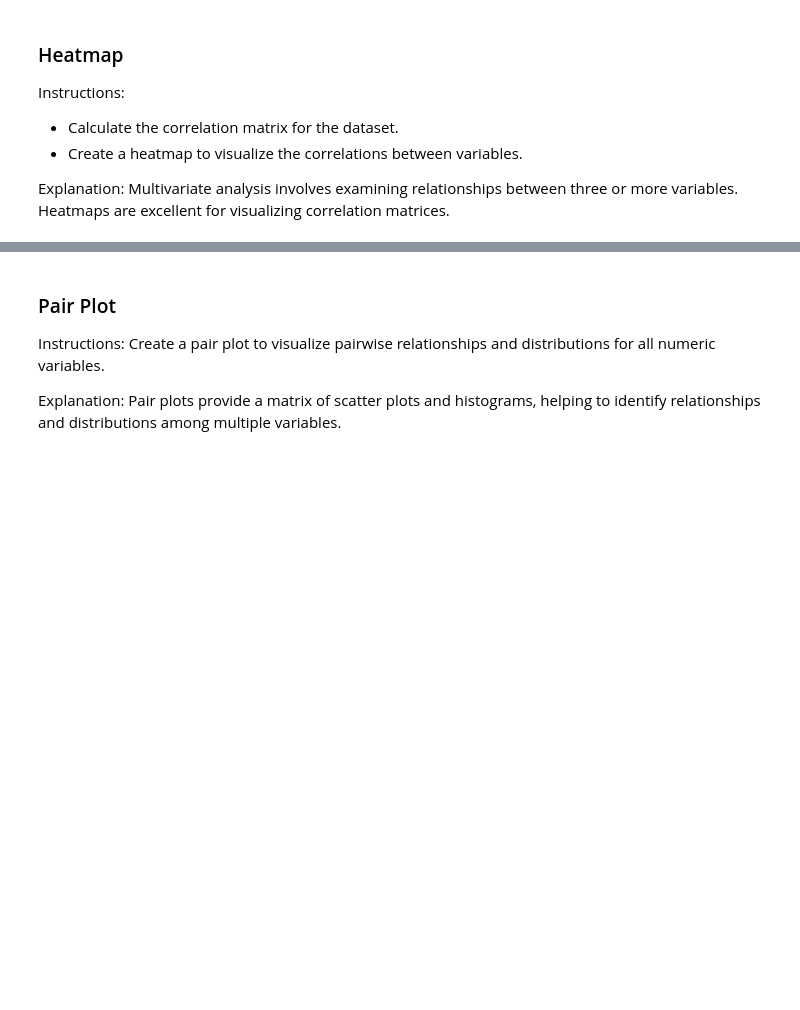
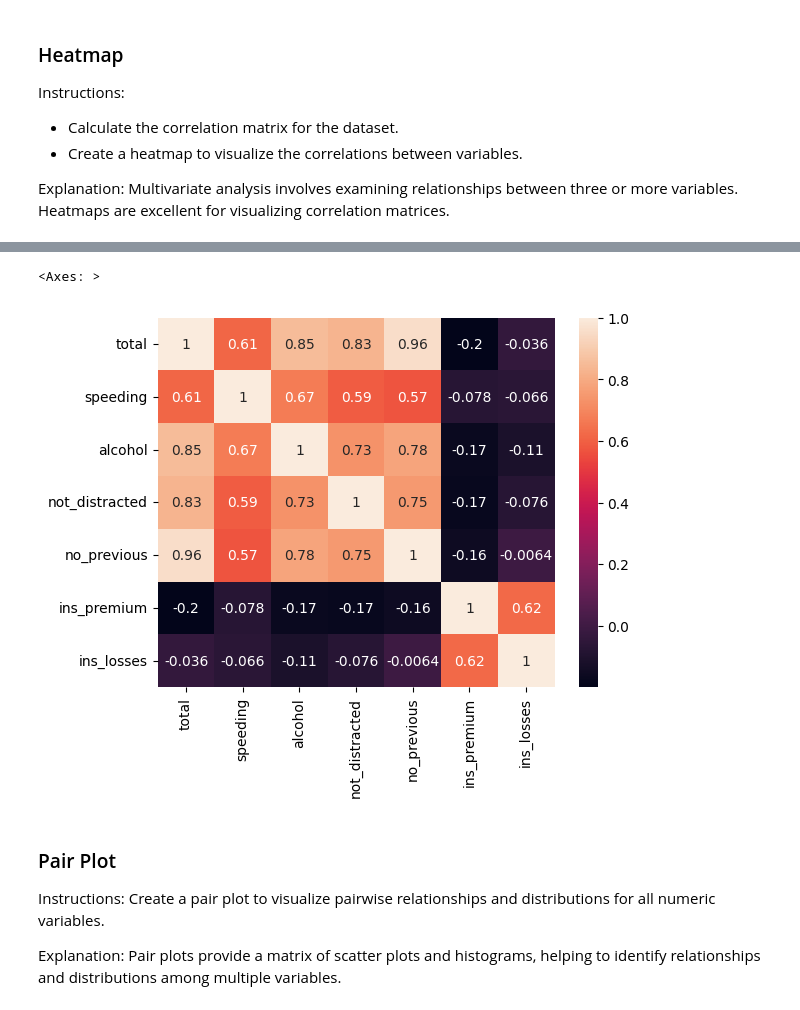
Before and after one commit to Ziyad501/T5, a Jupyter notebook: Assignment/Data_Visualization_Tutorial.ipynb, the cells around one changed output, grey strips where cells are left out. Saved outputs shown, nothing was run; the diff lists cells and outputs as text; code cells hidden in the pictures; blank space fills up the shorter version.

```diff
--- a/Assignment/Data_Visualization_Tutorial.ipynb
+++ b/Assignment/Data_Visualization_Tutorial.ipynb
@@ -132,3 +139,10 @@ Instructions:
 
 Explanation:
 Multivariate analysis involves examining relationships between three or more variables. Heatmaps are excellent for visualizing correlation matrices.
+# %%
+# Calculate the correlation matrix for the dataset.
+# write your code here
+nx=df.drop(columns=["abbrev"])
+# %%
+x=nx.corr()
+x
@@ -135,8 +158,10 @@ Multivariate analysis involves examining relationships between three or more var
 # %%
-# Calculate the correlation matrix for the dataset.
-# write your code here
 # Create a heatmap to visualize the correlations between variables.
 # write your code here
+sns.heatmap(x,annot=True)
+# %% [output]
+<Axes: >
+[figure, added]
 # %% [markdown]
 ### Pair Plot
 
```
Also changed, not shown: parts of 6 cells of this notebook, 6 other files.
